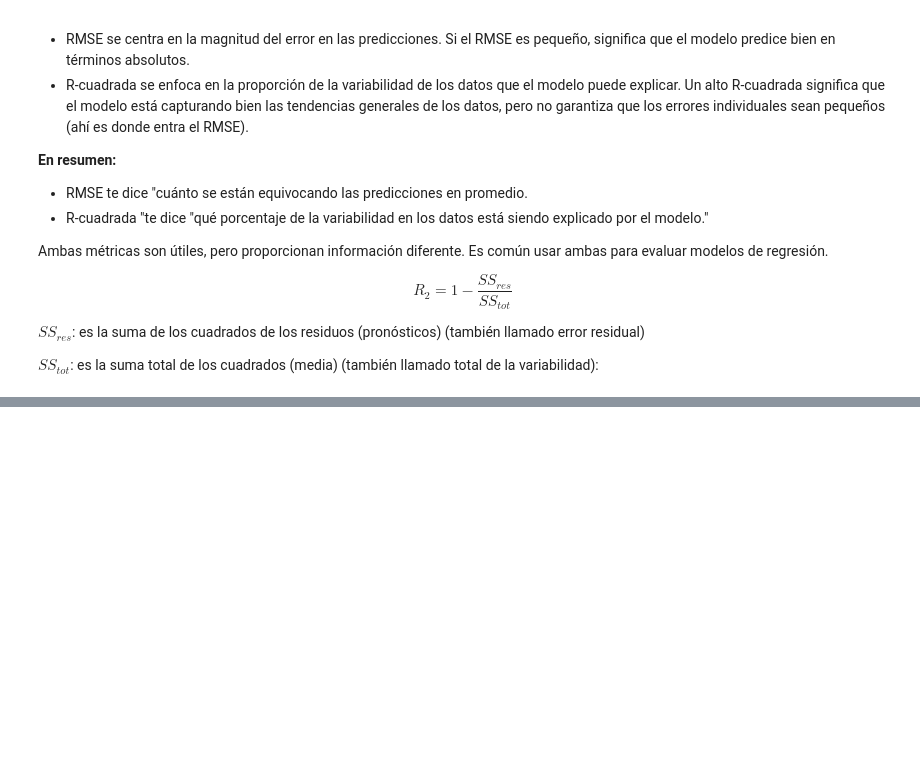
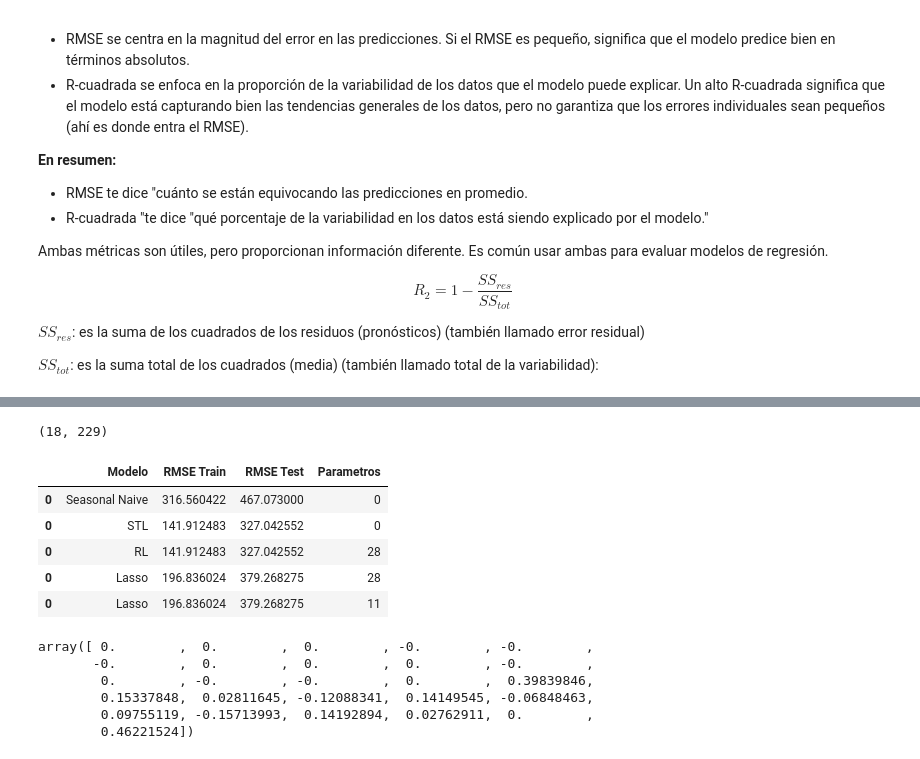
Before and after one commit to daniel-nuno/time_series_O2024_MAF3074N, a Jupyter notebook: evaluacion_pronosticos.ipynb, the cells around one changed output, grey strips where cells are left out. Saved outputs shown, nothing was run; the diff lists cells and outputs as text; code cells hidden in the pictures; blank space fills up the shorter version.

```diff
--- a/evaluacion_pronosticos.ipynb
+++ b/evaluacion_pronosticos.ipynb
@@ -189,0 +462,35 @@ pd.concat([tabla_modelos, pd.DataFrame(columns=['Modelo', 'RMSE', 'Parametros'],
+# %%
+lasso_y_train = lasso_cv.predict(train.drop(columns=['Y']))
+# %%
+lasso_y_test = lasso_cv.predict(test.drop(columns=['Y']))
+# %%
+len(lasso_y_test), len(lasso_y_train)
+# %% [output]
+(18, 229)
+# %%
+residuals_test = test['Y'].values - lasso_y_test
+residuals_train = train['Y'].values - lasso_y_train
+rmse_train = np.sqrt(np.mean(residuals_train**2))
+rmse_test = np.sqrt(np.mean(residuals_test**2))
+# %%
+tabla_modelos = pd.concat([tabla_modelos,
+           pd.DataFrame(columns=['Modelo', 'RMSE Train', 'RMSE Test', 'Parametros'],
+                        data = [['Lasso', rmse_train, rmse_test, 11]])])
+# %%
+tabla_modelos
+# %% [output]
+|  | Modelo | RMSE Train | RMSE Test | Parametros |
+| 0 | Seasonal Naive | 316.560422 | 467.073000 | 0 |
+| 0 | STL | 141.912483 | 327.042552 | 0 |
+| 0 | RL | 141.912483 | 327.042552 | 28 |
+| 0 | Lasso | 196.836024 | 379.268275 | 28 |
+| 0 | Lasso | 196.836024 | 379.268275 | 11 |
+# %%
+lasso_cv.coef_
+# %% [output]
+array([ 0.        ,  0.        ,  0.        , -0.        , -0.        ,
+       -0.        ,  0.        ,  0.        ,  0.        , -0.        ,
+        0.        , -0.        , -0.        ,  0.        ,  0.39839846,
+        0.15337848,  0.02811645, -0.12088341,  0.14149545, -0.06848463,
+        0.09755119, -0.15713993,  0.14192894,  0.02762911,  0.        ,
+        0.46221524])
```
Also changed, not shown: parts of 50 cells of this notebook.
